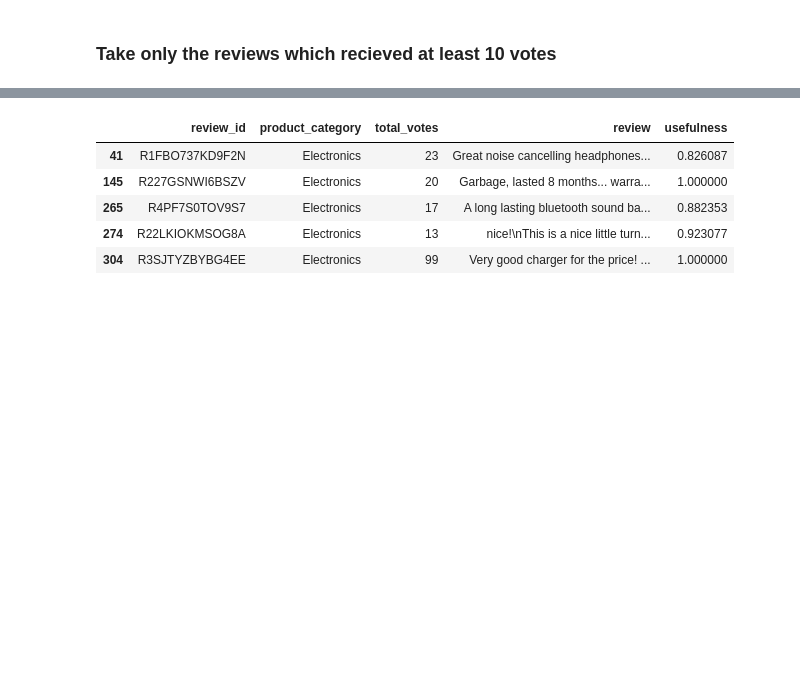
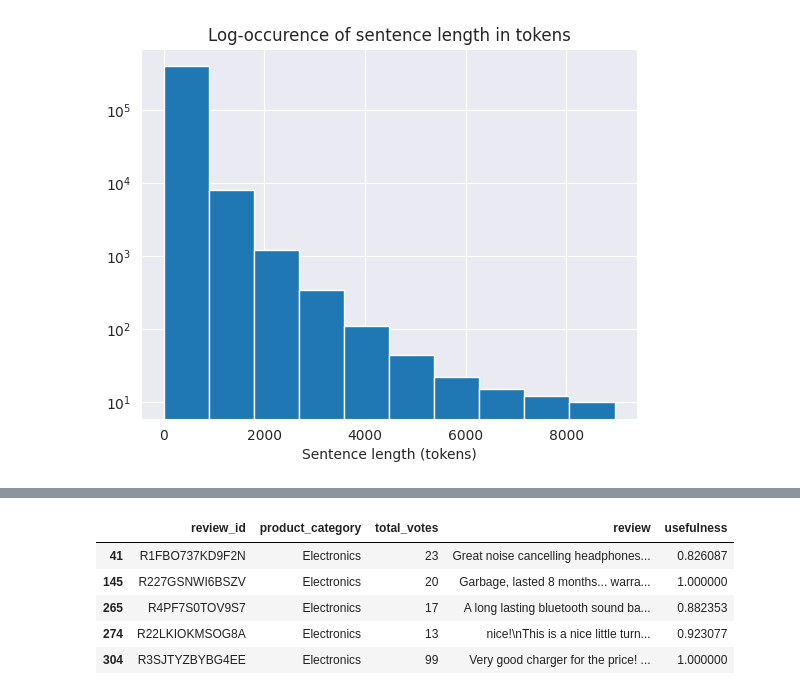
Before and after one commit to leiluk1/CRISP-DM-project, a Jupyter notebook: data-preparation.ipynb, the cells around one changed output, grey strips where cells are left out. Drawn from its saved outputs; the diff is of its cells as text; code cells hidden in the pictures; blank space fills up the shorter version.

```diff
--- a/data-preparation.ipynb
+++ b/data-preparation.ipynb
@@ -1,15 +16,14 @@
 # %%
 import re
-import warnings
+from tqdm.auto import tqdm
 import pandas as pd
 import numpy as np
-from PIL import Image
-from wordcloud import WordCloud
+from transformers import pipeline
+
 import matplotlib.pyplot as plt
-from tqdm import tqdm
-from nltk.corpus import stopwords
-from transformers import AutoTokenizer, AutoModel, pipeline
-# from spellchecker import SpellChecker
+import seaborn as sns
+sns.set_style("darkgrid")
 
+import warnings
 warnings.filterwarnings('ignore')
 # %% [output]
@@ -44,0 +86,2 @@ Loaded dataset for Wireless
+# %%
+dataset = dataset[["review_id", "product_category", "helpful_votes", "total_votes", "review"]]
@@ -69,6 +160,0 @@ dataset["review"] = dataset["review_headline"] + "\n" + dataset["review_body"]
-# %% [markdown]
-### Take only the reviews which recieved at least 10 votes
-# %%
-dataset = dataset[dataset.total_votes >= 10]
-dataset["usefulness"] = dataset["helpful_votes"] / dataset["total_votes"]
-dataset = dataset[["review_id", "product_category", "total_votes", "review", "usefulness"]]
@@ -74,0 +164,7 @@ dataset = dataset[["review_id", "product_category", "total_votes", "review", "us
+# %%
+plt.hist(dataset["review"].apply(lambda x: len(x.split())), log=True)
+plt.title("Log-occurence of sentence length in tokens")
+plt.xlabel("Sentence length (tokens)")
+plt.show()
+# %% [output]
+[figure, added]
```
Also changed, not shown: parts of 30 cells of this notebook.
